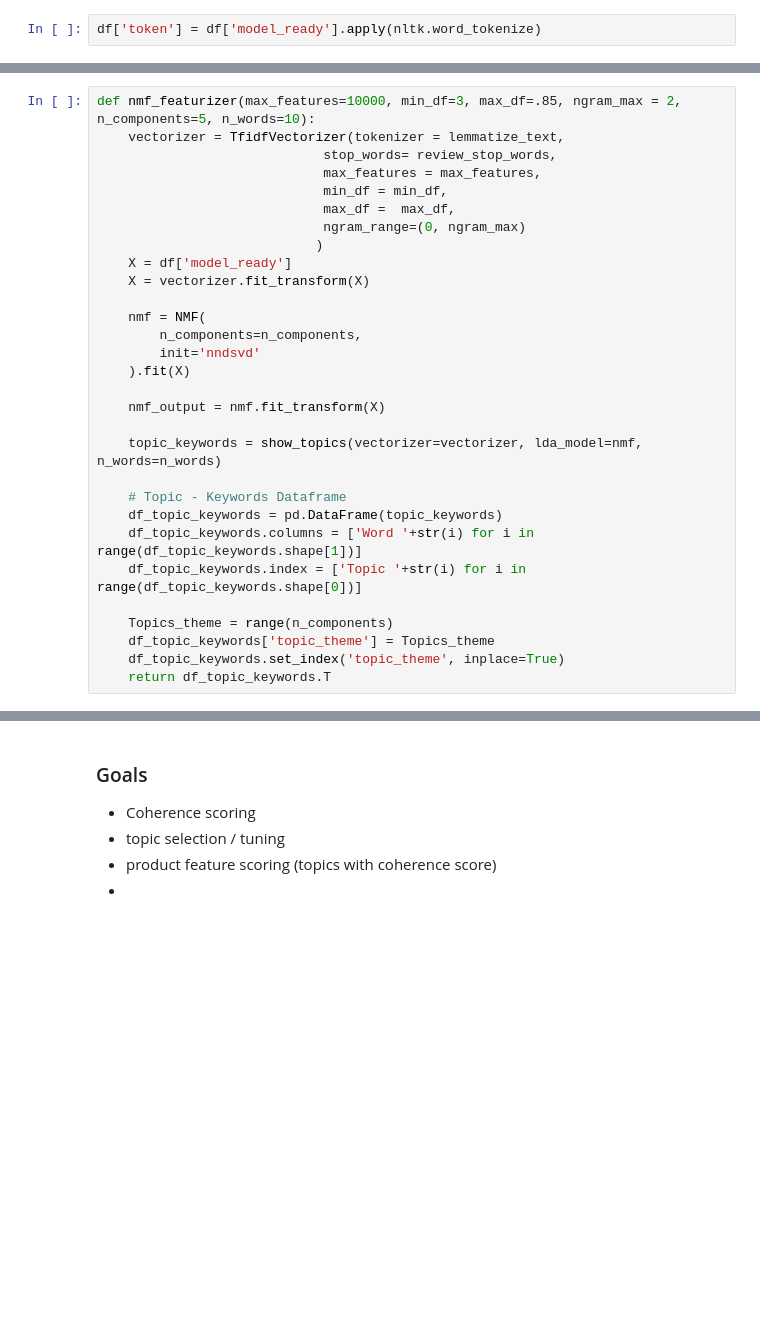
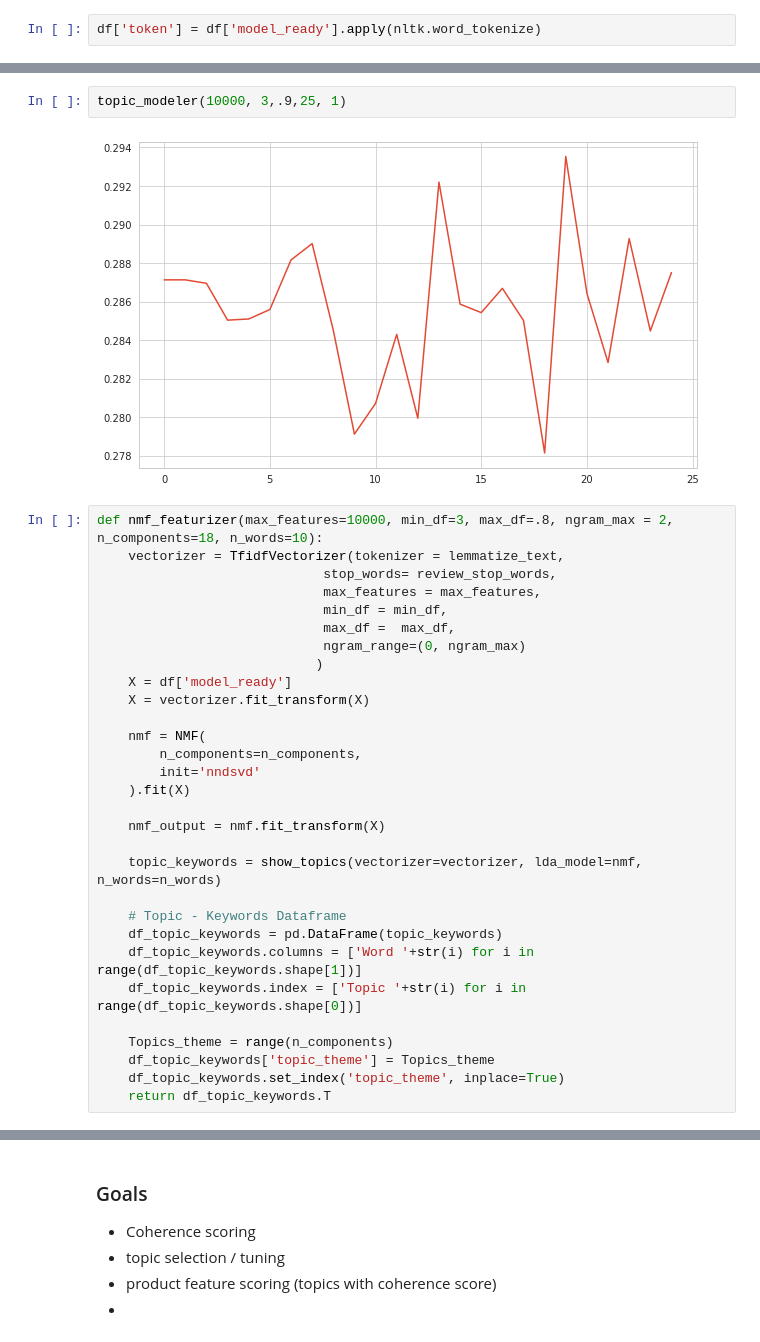
Before and after one commit to GrilledJeez/amazon_product_feature_analysis, a Jupyter notebook: modeling.ipynb, the cells around one changed output, grey strips where cells are left out. Cells and saved outputs as stored; diff of their text form; blank space fills up the shorter version.

```diff
--- a/modeling.ipynb
+++ b/modeling.ipynb
@@ -328,5 +330,9 @@ topic_modeler(10000, 5)
+# %%
+topic_modeler(10000, 3,.9,25, 1)
+# %% [output]
+[figure, added]
 # %%
-def nmf_featurizer(max_features=10000, min_df=3, max_df=.85, ngram_max = 2, n_components=5, n_words=10):
+def nmf_featurizer(max_features=10000, min_df=3, max_df=.8, ngram_max = 2, n_components=18, n_words=10):
     vectorizer = TfidfVectorizer(tokenizer = lemmatize_text,
                              stop_words= review_stop_words,
                              max_features = max_features,
```
Also changed, not shown: parts of 18 cells of this notebook.
